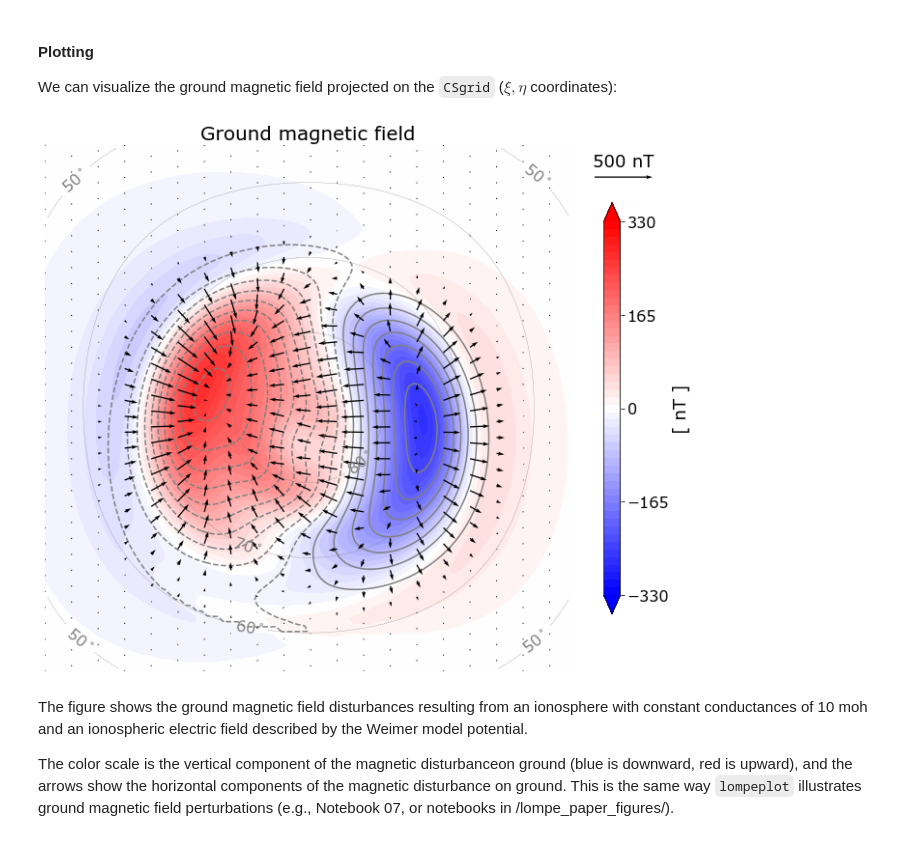
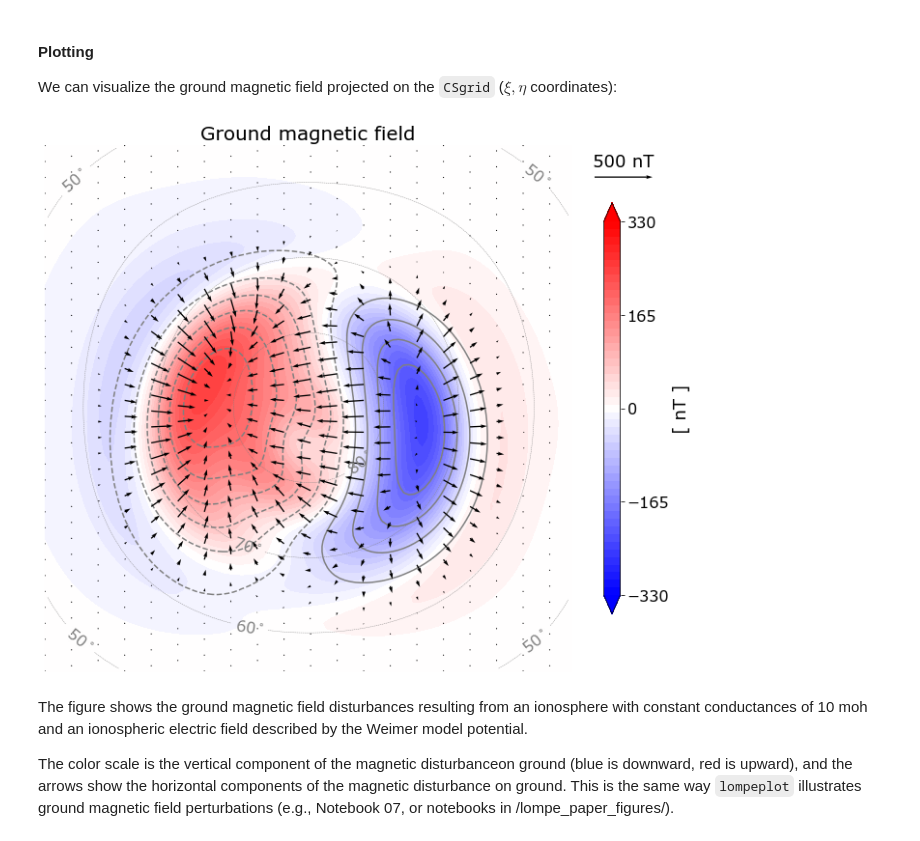
Before and after one commit to klaundal/lompe, a Jupyter notebook: examples/code_paper_figures/04_SECS_on_cubed_sphere_grid.ipynb, the cells around one changed output. Cells and saved outputs as stored; diff of their text form; code cells hidden in the pictures.

Commit message:
updated Weimer file use in all relevant notebooks

```diff
--- a/examples/code_paper_figures/04_SECS_on_cubed_sphere_grid.ipynb
+++ b/examples/code_paper_figures/04_SECS_on_cubed_sphere_grid.ipynb
@@ -80,24 +80,22 @@ This is derived from taking the divergence of the (horizontal) ionospheric curre
 We get the $\mathrm{\underline{E}}_{\nabla\cdot}$ from the Weimer potential following the steps in Notebook 01:
 # %%
 # read potential file:
-weimer = pd.read_table('./datasets/weimer.txt', sep=' ', skipinitialspace=True, comment='#',
-                       names=['mlat', 'mlt', 'R_E', 'phi'])
-weimer = weimer[weimer.mlat > 0] # remove southern hemisphere
-
-# get lat, lon coordinates, convert to SI-units
-latxx = weimer.mlat.values.reshape((181, 61))
-lonxx = weimer.mlt .values.reshape((181, 61)) * 15  # mlt to lon
-Phi   = weimer.phi .values.reshape((181, 61)) * 1e3 # kV to V
+weimer = np.load('./datasets/interpolated_weimer.npz')
+Phi = weimer['Phi']
+latxx = weimer['lat'] # magnetic lat, lon
+lonxx = weimer['lon']
 
 # interpolate potential to cubedsphere grid
 xi, eta = grid.projection.geo2cube(lonxx, latxx)
 Phi     = griddata((xi.flatten(), eta.flatten()), Phi.flatten(), (grid.xi.flatten(), grid.eta.flatten()),
-                   fill_value=0, method='cubic').reshape(grid.shape)
+                   fill_value = 0, method = 'cubic').reshape(grid.shape)
 
 # use cubedsphere differentiation matrices to get electric field
 De, Dn = grid.get_Le_Ln(S=1, return_sparse=True)
 E_e = -(De*Phi.flatten()).reshape(grid.shape)
 E_n = -(Dn*Phi.flatten()).reshape(grid.shape)
+E_n[grid.lat < 60] = 0 # set to zero at low lats
+
 E_tot = np.hstack((E_e.flatten(), E_n.flatten()))
 
 # use cubedsphere divergence matrix to get div(E)
@@ -176,35 +174,35 @@ ax.clabel(c, c.levels, inline=True, fontsize=16, fmt='%1.0f$^\circ$')
 scale = 600e-9                       # scale for horizontal east, north components [T]
 scale_units = 'inches'               # horizontal component unit
 cscale = np.linspace(-330, 330, 50)  # colorscale for upward component [nT]
 ticks = np.linspace(-330, 330, 5)    # color bar ticks [nT]
 
 # transform horizontal components from (east, north) to cubed sphere (xi,eta) system
 x, y, Ax, Ay = grid.projection.vector_cube_projection(Bge.reshape(grid.lon_mesh.shape),
                                                       Bgn.reshape(grid.lon_mesh.shape), grid.lon_mesh, grid.lat_mesh)
 
 # plot horizontal vectors for some of the evaluation locations
 SKIP = 15
 q=ax.quiver(x[::SKIP], y[::SKIP], Ax[::SKIP], Ay[::SKIP], scale = scale, scale_units=scale_units, color='black', zorder=3)
 ax.quiverkey(q, 1.1, .94, U=500e-9, label='500 nT', fontproperties={'size':18})   # add scale for vectors
 
 # plot upward component and colorbar
 Bgu = Bgu.reshape(grid.eta_mesh.shape)
 c=ax.contourf(grid.xi_mesh, grid.eta_mesh, Bgu*1e9, cmap=plt.cm.bwr, levels=cscale, zorder=0, extend='both')
 cbar=fig.colorbar(c, ax=ax, ticks=ticks, orientation='vertical', shrink=0.7, aspect=25)
 cbar.ax.tick_params(labelsize=16)
 cbar.ax.set_ylabel('[ nT ]', fontsize=18)
 
 # add equipotential contours from Weimer
-ax.contour(grid.xi, grid.eta, Phi, colors='grey', levels=np.r_[-101:101:4]*1e3, linewidths=1.5, zorder=1)
+ax.contour(grid.xi, grid.eta, Phi, colors='grey', levels=np.r_[-38:38:6]*1e3, linewidths=1.5, zorder=1)
 
 # adjust
 fig.subplots_adjust(left=.05, right=.995, bottom=.001, top=.995)
 
 # save figure
 fig.savefig('./output_figures/04SECSexample.pdf')
 fig.savefig('./output_figures/04SECSexample.png')
 # %% [output]
-[figure, old version]
+[figure, new version]
 # %% [markdown]
 The figure shows the ground magnetic field disturbances resulting from an ionosphere with constant conductances of 10 moh and an ionospheric electric field described by the Weimer model potential.
 
```
Also changed, not shown: 15 other files.
